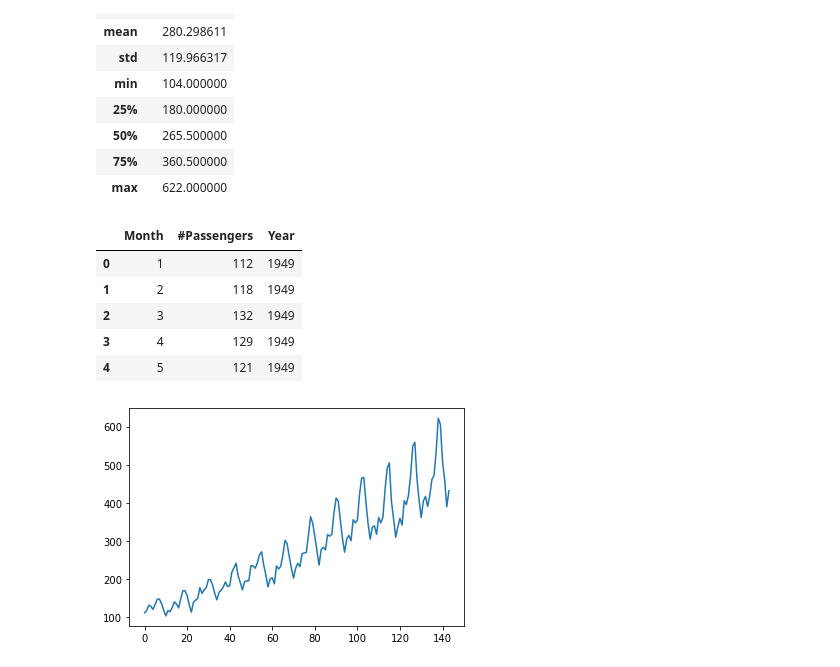
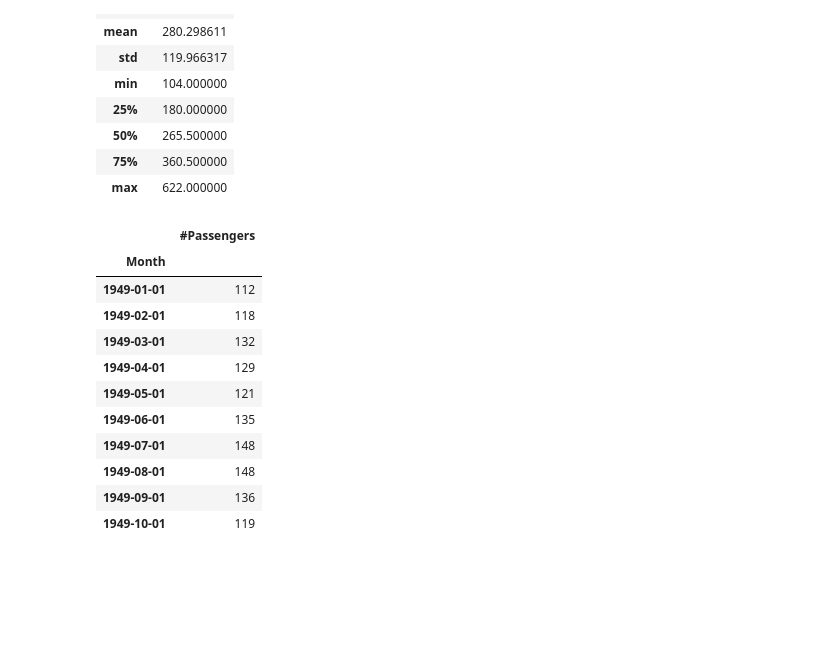
Before and after one commit to Esthermorka/Time-Series-Analysis, a Jupyter notebook: Time series Analysis.ipynb, the cells around one changed output. Saved outputs shown, nothing was run; the diff lists cells and outputs as text; code cells hidden in the pictures; blank space fills up the shorter version.

```diff
--- a/Time series Analysis.ipynb
+++ b/Time series Analysis.ipynb
@@ -2,7 +2,7 @@
 import matplotlib.pyplot as plt
 import pandas as pd
 # %%
-data = pd.read_csv('AirPassengers.csv', parse_dates = [0])
+data = pd.read_csv('AirPassengers.csv', header=0, parse_dates=[0], index_col=0)
 # %% [markdown]
  DATA EXPLORATION
 # %%
@@ -63,22 +63,19 @@ data.describe()
 | max | 622.000000 |
 # %%
 ##Time Series Analysis
-# %%
-data['Month'] =data['Month'].dt.month
-# %%
-data['Year'] =data['Month'].dt.year
 # %%
-data.head()
+data.head(10)
 # %% [output]
-|  | Month | #Passengers | Year |
-| 0 | 1 | 112 | 1949 |
-| 1 | 2 | 118 | 1949 |
-| 2 | 3 | 132 | 1949 |
-| 3 | 4 | 129 | 1949 |
-| 4 | 5 | 121 | 1949 |
+|  | #Passengers |
+| Month |  |
+| 1949-01-01 | 112 |
+| 1949-02-01 | 118 |
+| 1949-03-01 | 132 |
+| 1949-04-01 | 129 |
+| 1949-05-01 | 121 |
+| 1949-06-01 | 135 |
+| 1949-07-01 | 148 |
+| 1949-08-01 | 148 |
+| 1949-09-01 | 136 |
+| 1949-10-01 | 119 |
-# %%
-plt.plot(data['#Passengers'])
-plt.show()
-# %% [output]
-[figure, removed]
 # %%
```
Also changed, not shown: parts of 7 cells of this notebook.
